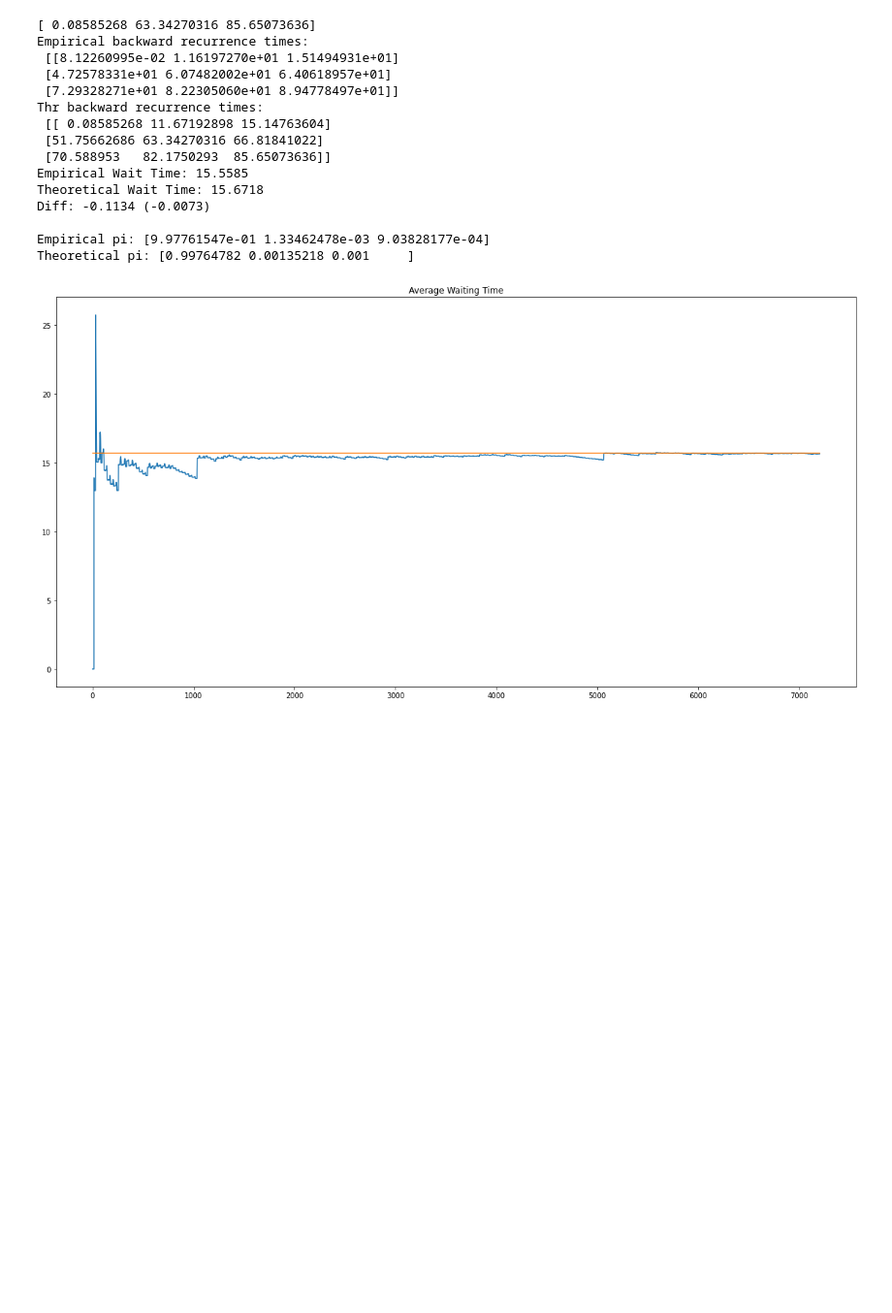
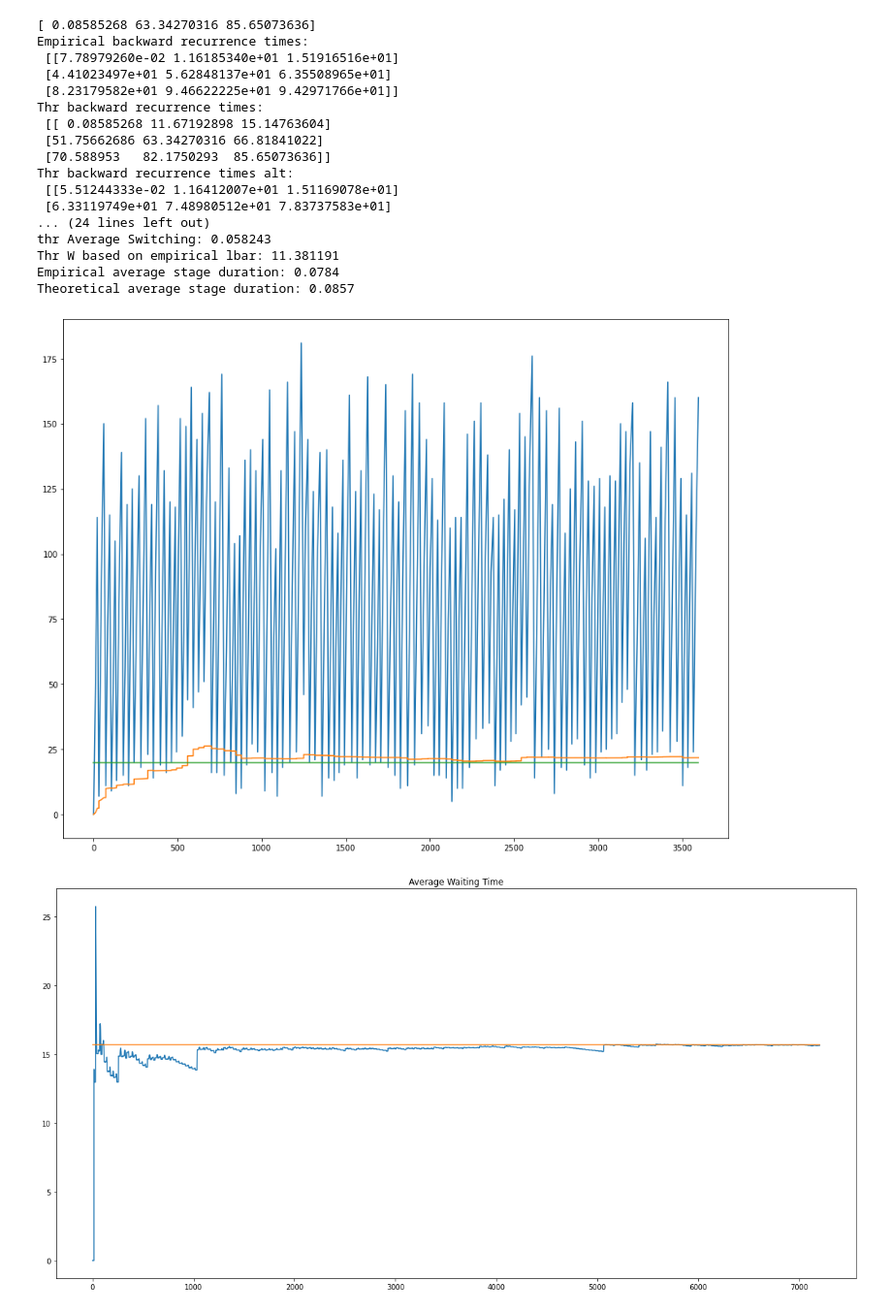
Before and after one commit to zhiyunjiang/CommMotionPlanning, a Jupyter notebook: python/polling_systems/Polling System Demo.ipynb, the cells around one changed output. Shown at 97% size. Saved outputs shown, nothing was run; the diff lists cells and outputs as text; code cells hidden in the pictures; blank space fills up the shorter version.

```diff
--- a/python/polling_systems/Polling System Demo.ipynb
+++ b/python/polling_systems/Polling System Demo.ipynb
@@ -24,15 +24,18 @@ rp = MRP.RandomRP(pi)
 #rp = SRP.CyclicRP([0,2,1])
 #S = np.array([11.01635149, 14.27059899, 17.132717])
 # wait = ps.calc_avg_wait(rp, np.array([S[0,2], S[2,1], S[1,0]]))
-hrs = 8
+hrs = 1
 mins = hrs*60
 seconds = mins*60
-xt, wt, queues, avg_switching, polling_instants, T = ps.simulate(rp, S, seconds)
+xt, wt, queues, _, avg_switching, polling_instants, T = ps.simulate(rp, S, seconds)
 # %%
 print(ps._cycle_times(S, pi))
 print("Empirical backward recurrence times:\n", T)
 Tthr = np.array([ [ ps._Tij_avg(S, pi, i, j) for j in range(ps.n)] for i in range(ps.n)])
 print("Thr backward recurrence times:\n", Tthr)
+Tthr = np.array([ [ ps._Tij_avg_alt(S, pi, i, j) for j in range(ps.n)] for i in range(ps.n)])
+print("Thr backward recurrence times alt:\n", Tthr)
+
 wait = ps.calc_avg_wait(S,rp)
 print('Empirical Wait Time: %.4f'%(wt[-1][1]))
 print("Theoretical Wait Time: %.4f"%(wait))
@@ -77,42 +80,45 @@ plt.plot([0,plgis[-1,0]], [Lmc, Lmc])
 
 sys_lengths_i = np.array(sys_lengths_i)
 for i in range(3):
     print("Emp mc Lbar_%d: %.4f "%(i,np.average(sys_lengths_i[:,i]) ))
     print("Thr mc Lbar_%d: %.4f"%(i, ps._Li_mc_avg(S, pi,i)))
     print("Emp Lbar mc at %d given %d: %.4f"%(i, i, lbar_i_given_i[i]/counts[i] ))
     print("Thr Lbar mc at %d given %d: %.4f"%(i, i, ps._Li_mc_avg_at_i(S, pi,i)))
 
 lbar = int_queue_length/xt[-1][0]
 print("Empirical lbar:%f" %(lbar))
 #littles_law_wait
 print('Expected Lbar from Little\'s, Thr Wait: %.4f'%(wait*sum(els)))#over all time
 #print("Theoretical Lbar: %.4f"%(wait2*sum(els)))
 
 
 print("Empirical Average Switching: %f"%( avg_switching))
 sbar = pi.T@ S @pi
 print("thr Average Switching: %f"%(sbar))
 
 print("Thr W based on empirical lbar: %f"%(lbar/sum(els)))
 
 print("Empirical average stage duration: %.4f"%( (plgis[-1,0] - plgis[0,0])/(len(plgis) -1) ))
 print("Theoretical average stage duration: %.4f"%(sbar/(1-beta*sum(els))))
 # %% [output]
 [ 0.08585268 63.34270316 85.65073636]
 Empirical backward recurrence times:
- [[8.12260995e-02 1.16197270e+01 1.51494931e+01]
- [4.72578331e+01 6.07482002e+01 6.40618957e+01]
- [7.29328271e+01 8.22305060e+01 8.94778497e+01]]
+ [[7.78979260e-02 1.16185340e+01 1.51916516e+01]
+ [4.41023497e+01 5.62848137e+01 6.35508965e+01]
+ [8.23179582e+01 9.46622225e+01 9.42971766e+01]]
 Thr backward recurrence times:
  [[ 0.08585268 11.67192898 15.14763604]
  [51.75662686 63.34270316 66.81841022]
  [70.588953   82.1750293  85.65073636]]
-Empirical Wait Time: 15.5585
-Theoretical Wait Time: 15.6718
-Diff: -0.1134 (-0.0073)
-
-Empirical pi: [9.97761547e-01 1.33462478e-03 9.03828177e-04]
-Theoretical pi: [0.99764782 0.00135218 0.001     ]
+Thr backward recurrence times alt:
+ [[5.51244333e-02 1.16412007e+01 1.51169078e+01]
+ [6.33119749e+01 7.48980512e+01 7.83737583e+01]
+... (24 lines left out)
+thr Average Switching: 0.058243
+Thr W based on empirical lbar: 11.381191
+Empirical average stage duration: 0.0784
+Theoretical average stage duration: 0.0857
+[figure, added]
 # %%
 wt = np.array(wt)
 fig = plt.figure(figsize=[20,10])
```
Also changed, not shown: 10 other files.
